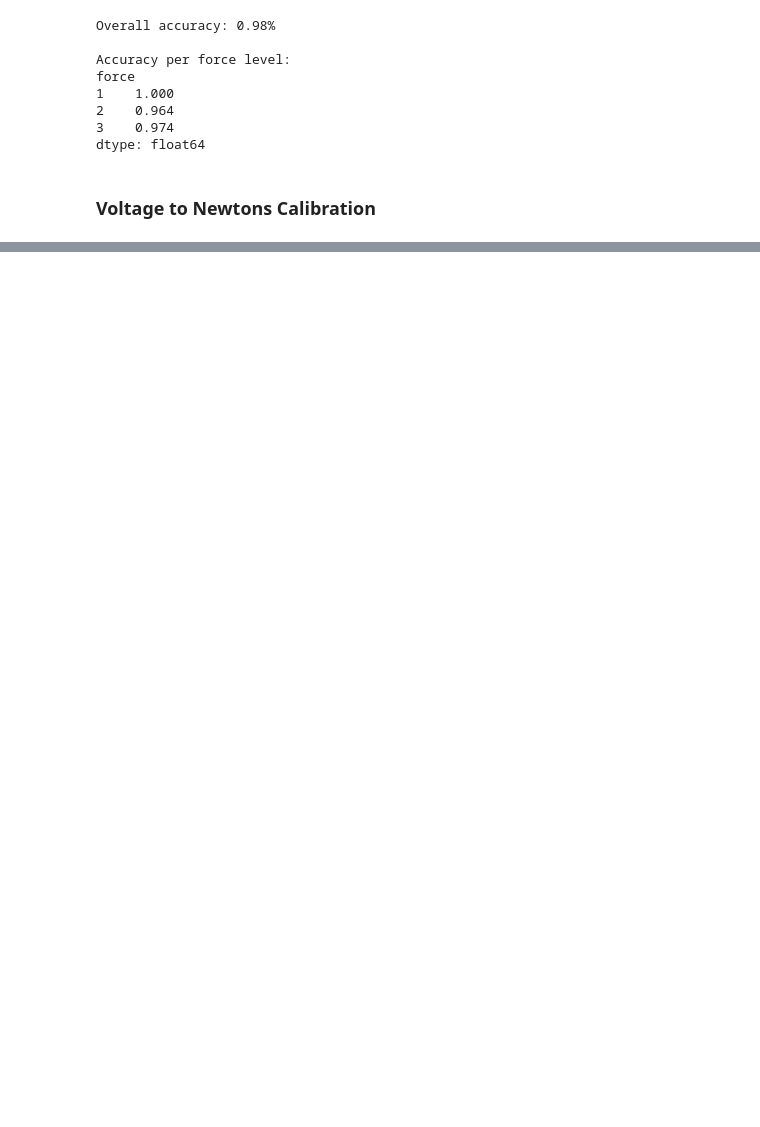
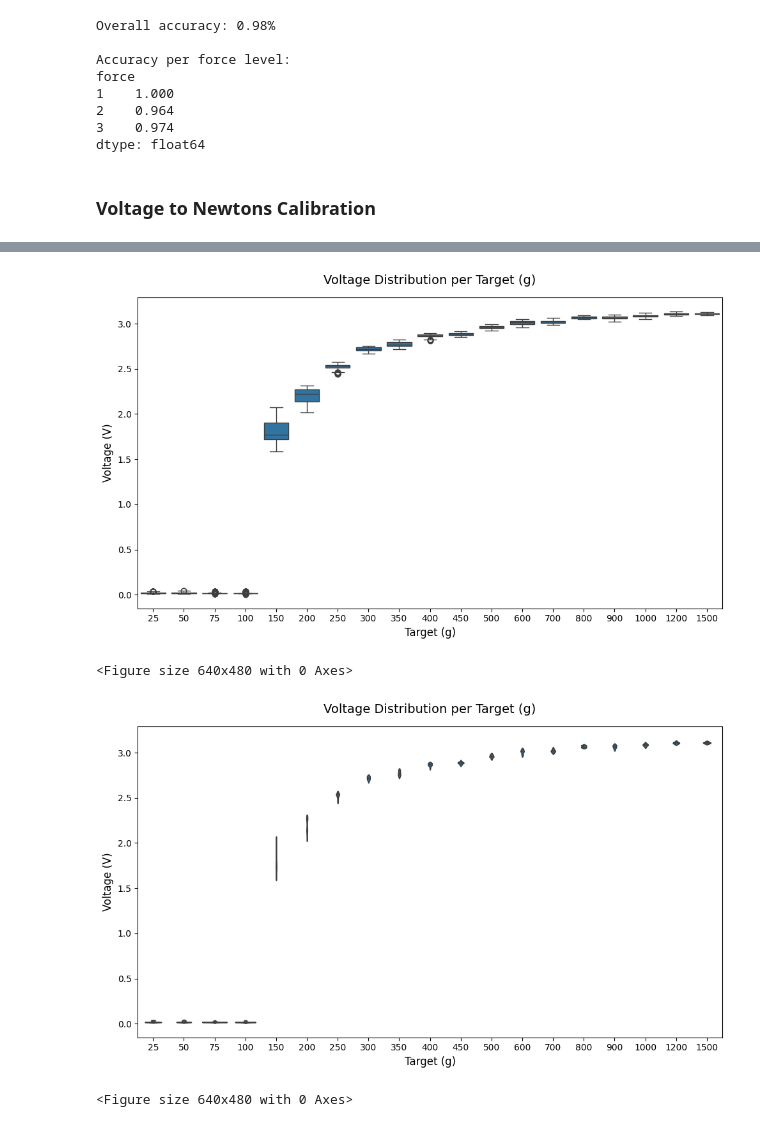
Before and after one commit to gemixin/digit_force_calibration, a Jupyter notebook: calibration.ipynb, the cells around one changed output, grey strips where cells are left out. Drawn from its saved outputs; the diff is of its cells as text; code cells hidden in the pictures; blank space fills up the shorter version.

```diff
--- a/calibration.ipynb
+++ b/calibration.ipynb
@@ -314,0 +418,9 @@ Cables not touching, placed in centre of scales
+# %%
+# Remove outliers from calibration data
+df_cal_clean = (
+    df_cal
+    .groupby('target_g', group_keys=False)
+    .apply(remove_iqr_outliers, col='voltage', k=1.5)
+)
+
+df_cal_clean['target_g'].value_counts().sort_index()
@@ -314,0 +445,9 @@ Cables not touching, placed in centre of scales
+# %%
+# Show boxplot and violin plots for the cleaned data
+plot_voltage_by_x(df_cal_clean, x='target_g', xlabel='Target (g)', save_name='calibration_boxplot_clean', type='box')
+plot_voltage_by_x(df_cal_clean, x='target_g', xlabel='Target (g)', save_name='calibration_violinplot_clean', type='violin')
+# %% [output]
+[figure, added]
+<Figure size 640x480 with 0 Axes>
+[figure, added]
+<Figure size 640x480 with 0 Axes>
```
Also changed, not shown: parts of 23 cells of this notebook, 13 other files.
